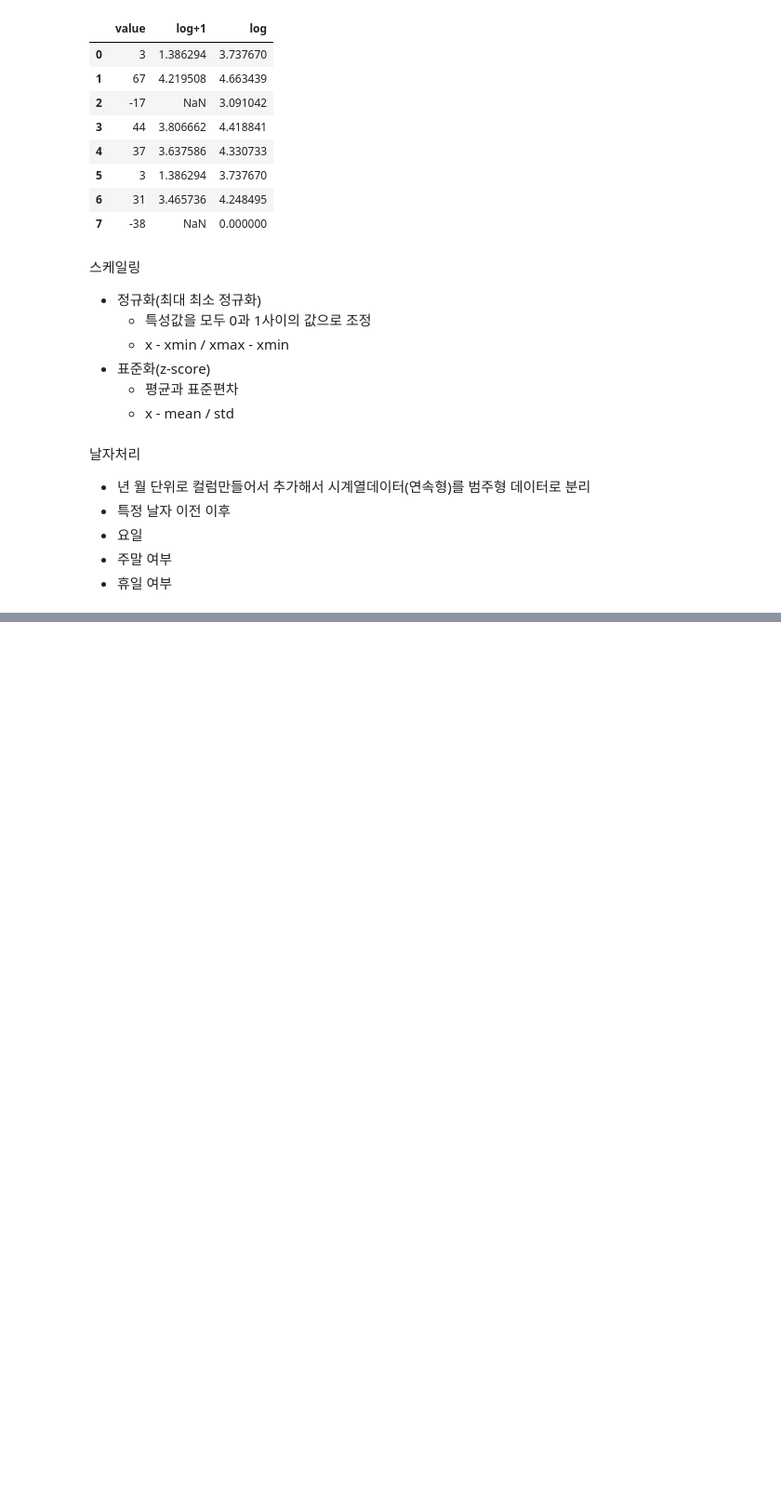
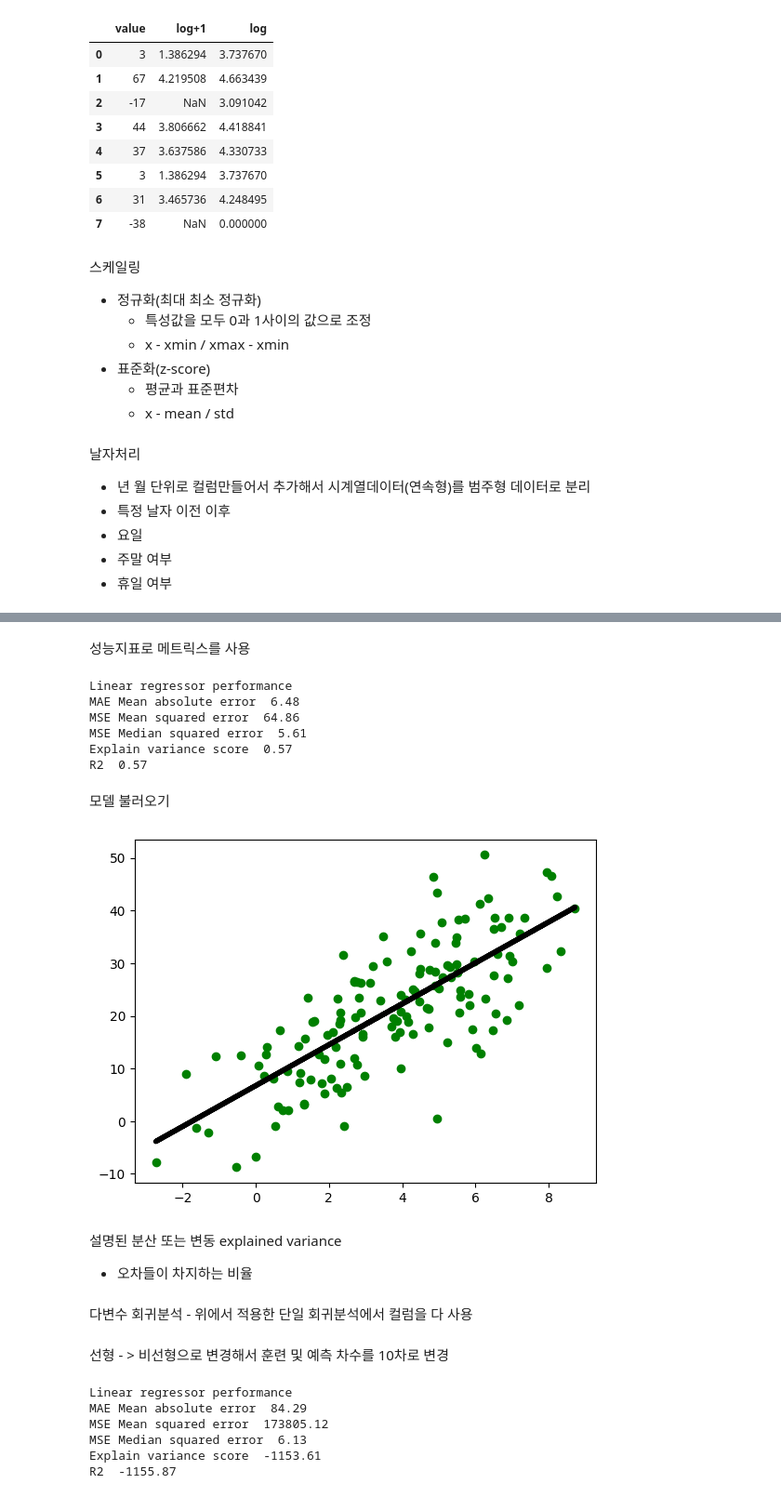
Before and after one commit to leekyuyoung20230313/pythone, a Jupyter notebook: 머신러닝/머신러닝20_특성공학.ipynb, the cells around one changed output, grey strips where cells are left out. Shown at 93% size. Saved outputs shown, nothing was run; the diff lists cells and outputs as text; code cells hidden in the pictures; blank space fills up the shorter version.

```diff
--- a/머신러닝/머신러닝20_특성공학.ipynb
+++ b/머신러닝/머신러닝20_특성공학.ipynb
@@ -275,0 +426,16 @@ data = pd.DataFrame({
+# %% [markdown]
+성능지표로 메트릭스를 사용
+# %%
+print('Linear regressor performance')
+print('MAE Mean absolute error ', round(sm.mean_absolute_error(y_test,y_test_predict),2))
+print('MSE Mean squared error ', round(sm.mean_squared_error(y_test,y_test_predict),2))
+print('MSE Median squared error ', round(sm.median_absolute_error(y_test,y_test_predict),2))
+print('Explain variance score ', round(sm.explained_variance_score(y_test,y_test_predict),2))
+print('R2 ', round(sm.r2_score(y_test,y_test_predict),2))
+# %% [output]
+Linear regressor performance
+MAE Mean absolute error  6.48
+MSE Mean squared error  64.86
+MSE Median squared error  5.61
+Explain variance score  0.57
+R2  0.57
@@ -275,0 +444,23 @@ data = pd.DataFrame({
+# %%
+with open('./output_model.pkl', 'wb') as f:
+  pickle.dump(lr, f)
+# %% [markdown]
+모델 불러오기
+# %%
+with open('./output_model.pkl', 'rb') as f:
+  new_model = pickle.load(f)
+# %%
+new_model_predict =  new_model.predict(np.array(x_test).reshape(-1,1))
+# %%
+plt.scatter(x_test,y_test,color='green')
+plt.plot(x_test,new_model_predict,color='black', linewidth=4)
+plt.show()
+# %% [output]
+[figure, added]
+# %% [markdown]
+설명된 분산 또는 변동 explained variance
+  - 오차들이 차지하는 비율
+# %% [markdown]
+다변수 회귀분석 - 위에서 적용한 단일 회귀분석에서 컬럼을 다 사용
+# %% [markdown]
+선형 - > 비선형으로 변경해서 훈련 및 예측  차수를 10차로 변경
@@ -275,0 +482,14 @@ data = pd.DataFrame({
+# %%
+print('평가용 Linear regressor performance')
+print('MAE Mean absolute error ', round(sm.mean_absolute_error(y_test,y_test_poly_predict),2))
+print('MSE Mean squared error ', round(sm.mean_squared_error(y_test,y_test_poly_predict),2))
+print('MSE Median squared error ', round(sm.median_absolute_error(y_test,y_test_poly_predict),2))
+print('Explain variance score ', round(sm.explained_variance_score(y_test,y_test_poly_predict),2))
+print('R2 ', round(sm.r2_score(y_test,y_test_poly_predict),2))
+# %% [output]
+Linear regressor performance
+MAE Mean absolute error  84.29
+MSE Mean squared error  173805.12
+MSE Median squared error  6.13
+Explain variance score  -1153.61
+R2  -1155.87
```
Also changed, not shown: parts of 37 cells of this notebook.
